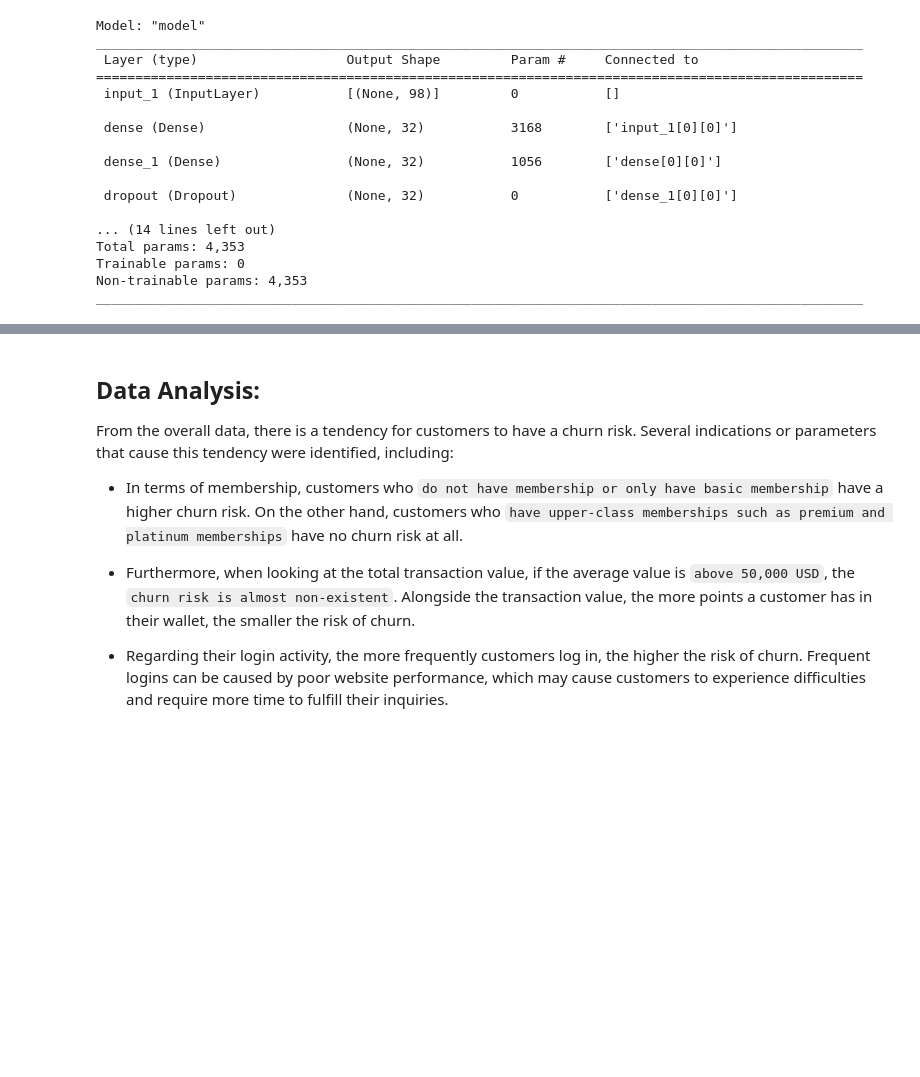
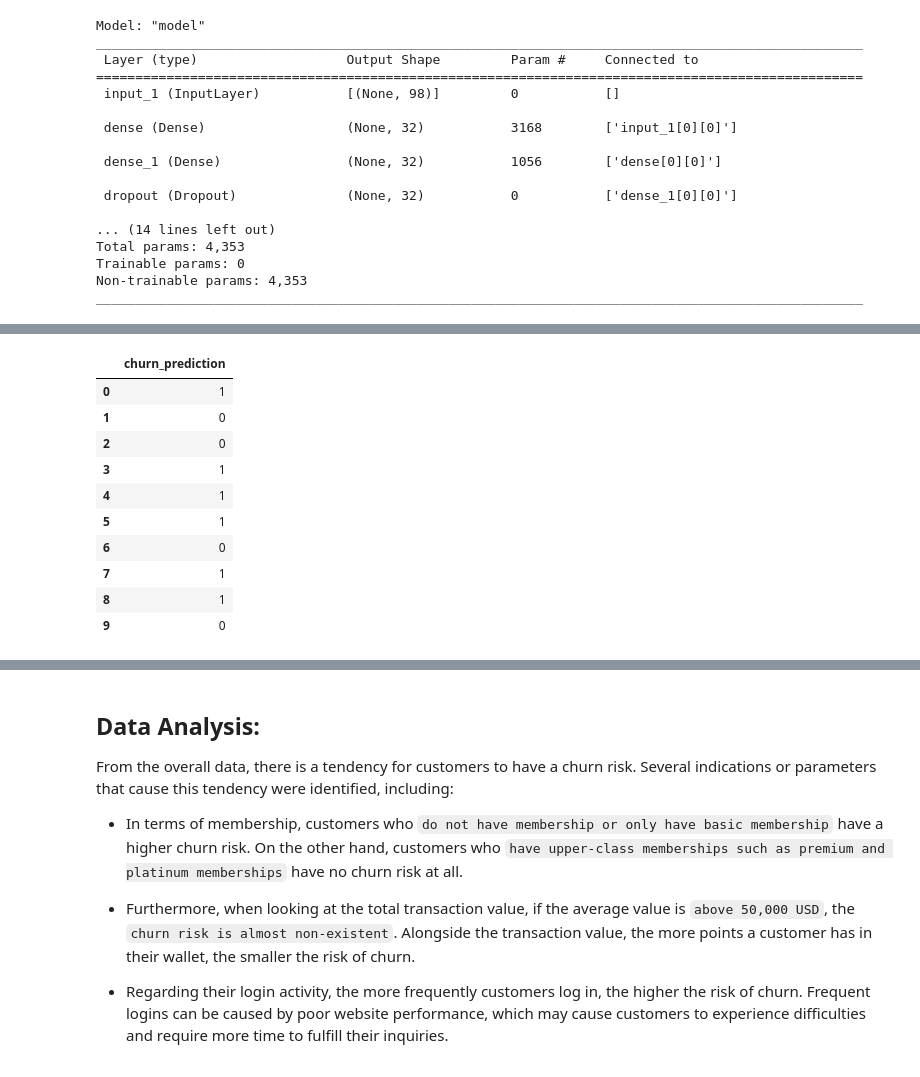
Before and after one commit to zakish29/churn-prediction, a Jupyter notebook: h8dsft_P2M1_zaki.ipynb, the cells around one changed output, grey strips where cells are left out. Saved outputs shown, nothing was run; the diff lists cells and outputs as text; code cells hidden in the pictures; blank space fills up the shorter version.

```diff
--- a/h8dsft_P2M1_zaki.ipynb
+++ b/h8dsft_P2M1_zaki.ipynb
@@ -1024,0 +1022,4 @@ model_functional_impr.save('churn_model.h5')
+# %%
+# Randomly sample 10 data points from X_test
+data_inf = X_test.sample(n=10, replace=False)
+data_inf = data_inf.reset_index().drop('index', axis=1)
@@ -1024,0 +1045,15 @@ model_functional_impr.save('churn_model.h5')
+# %%
+df = pd.DataFrame(y_pred_inf, columns=['churn_prediction'])
+df
+# %% [output]
+|  | churn_prediction |
+| 0 | 1 |
+| 1 | 0 |
+| 2 | 0 |
+| 3 | 1 |
+| 4 | 1 |
+| 5 | 1 |
+| 6 | 0 |
+| 7 | 1 |
+| 8 | 1 |
+| 9 | 0 |
```
Also changed, not shown: parts of 19 cells of this notebook, 9 other files.
